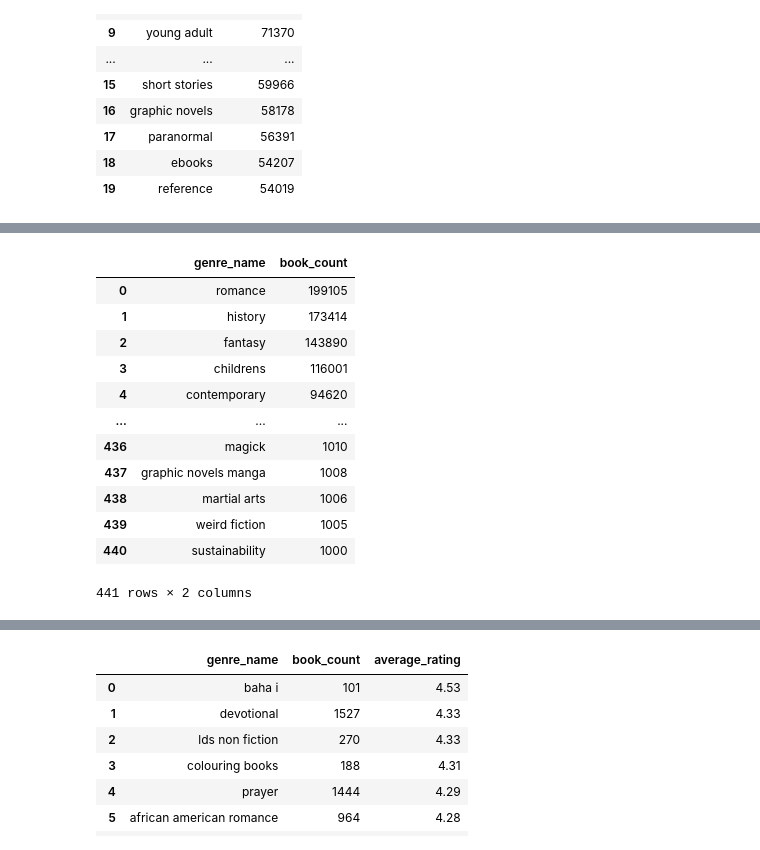
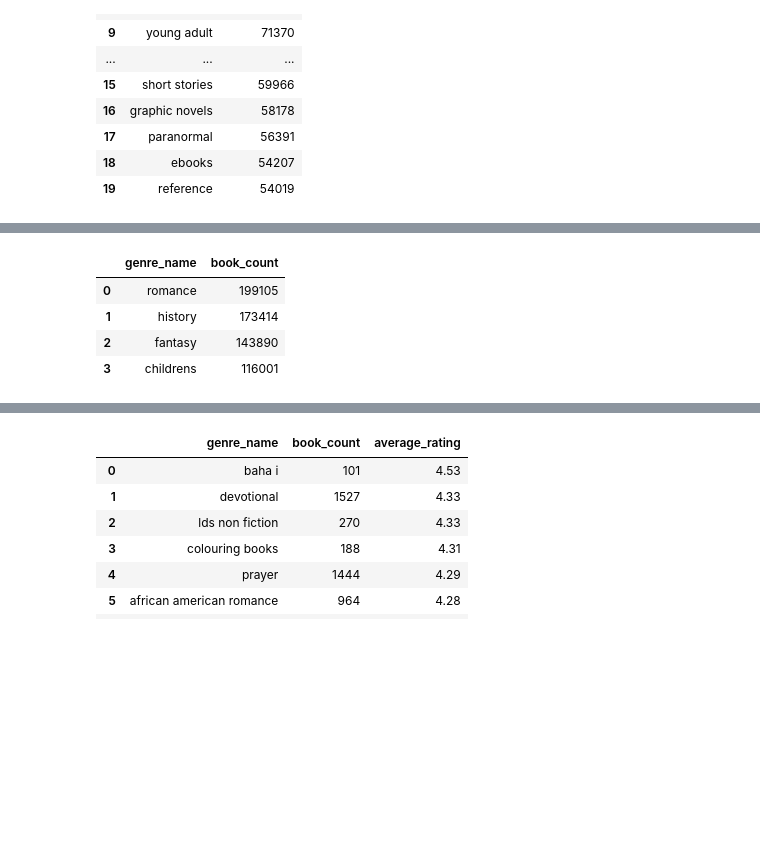
Before and after one commit to Hooperbassman/Book_Genre_Trends_Analysis, a Jupyter notebook: notebooks/SQL_analysis.ipynb, the cells around one changed output, grey strips where cells are left out. Saved outputs shown, nothing was run; the diff lists cells and outputs as text; code cells hidden in the pictures; blank space fills up the shorter version.

```diff
--- a/notebooks/SQL_analysis.ipynb
+++ b/notebooks/SQL_analysis.ipynb
@@ -108,30 +135,22 @@ Only genres associated with at least 1,000 unique books are returned.
 # %%
 query2 = """
 SELECT
     g.genre_name,
     COUNT(DISTINCT bg.book_id) AS book_count
 FROM genres AS g
 JOIN book_genres AS bg
     ON g.genre_id = bg.genre_id
 GROUP BY g.genre_id, g.genre_name
-HAVING COUNT(DISTINCT bg.book_id) >= 1000
+HAVING COUNT(DISTINCT bg.book_id) >= 100000
 ORDER BY book_count DESC;
 """
 
 large_genres = pd.read_sql_query(query2, conn)
 
 display(large_genres)
 # %% [output]
 |  | genre_name | book_count |
 | 0 | romance | 199105 |
 | 1 | history | 173414 |
 | 2 | fantasy | 143890 |
 | 3 | childrens | 116001 |
-| 4 | contemporary | 94620 |
-| ... | ... | ... |
-| 436 | magick | 1010 |
-| 437 | graphic novels manga | 1008 |
-| 438 | martial arts | 1006 |
-| 439 | weird fiction | 1005 |
-| 440 | sustainability | 1000 |
-441 rows × 2 columns
```
Also changed, not shown: parts of 15 cells of this notebook, 5 other files.
